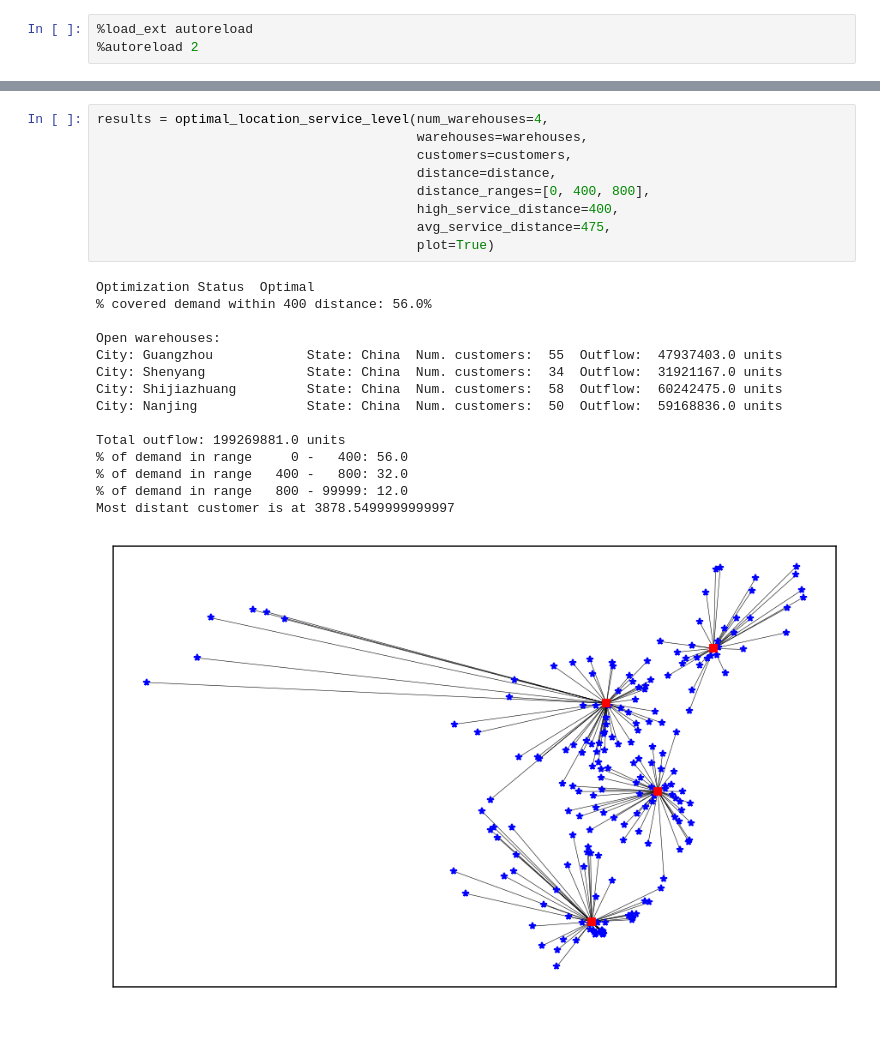
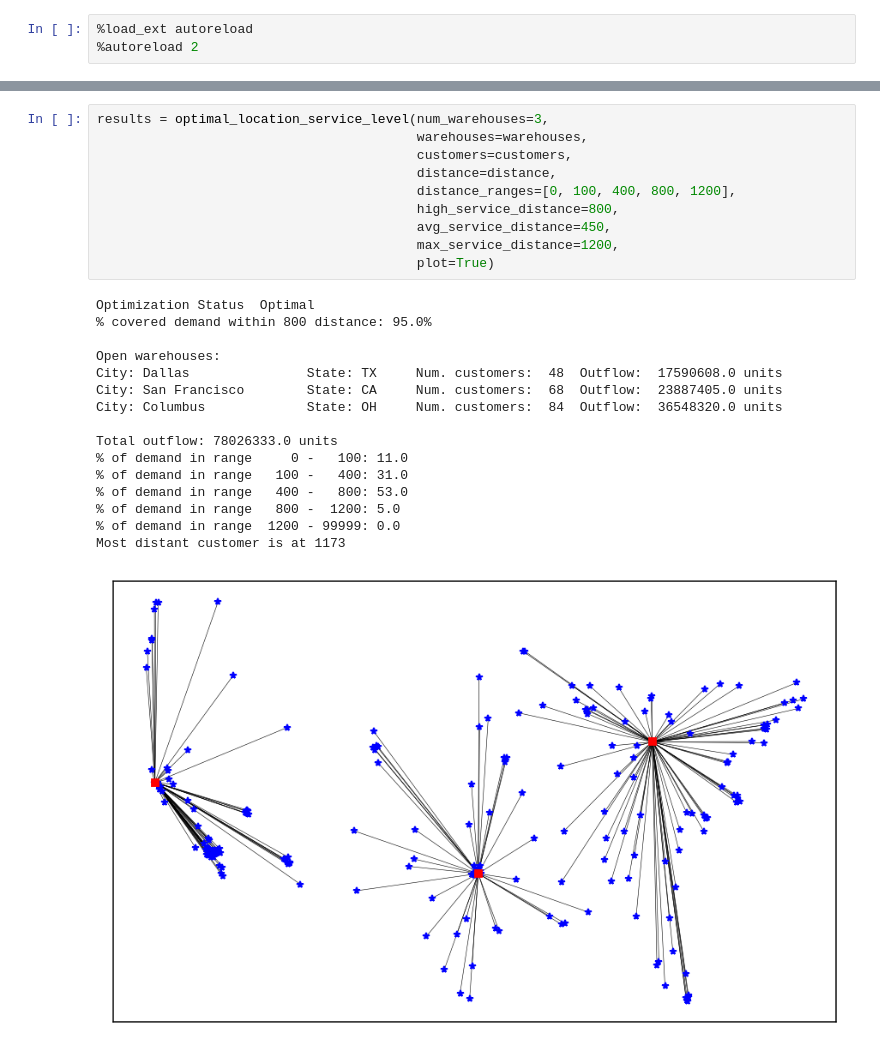
Before and after one commit to ropinotex/network_optimization, a Jupyter notebook: ServiceLevels.ipynb, the cells around one changed output, grey strips where cells are left out. Drawn from its saved outputs; the diff is of its cells as text.

Commit message:
modified:   ServiceLevels.ipynb 	modified:   WarehouseNetworkOptimization - p-median.ipynb 	modified:   network_optimization.py 	modified:   scenario_2.py

```diff
--- a/ServiceLevels.ipynb
+++ b/ServiceLevels.ipynb
@@ -41,27 +14,29 @@ Most distant customer is at 3878.5499999999997
 # %%
-results = optimal_location_service_level(num_warehouses=4,
+results = optimal_location_service_level(num_warehouses=3,
                                          warehouses=warehouses,
                                          customers=customers,
                                          distance=distance,
-                                         distance_ranges=[0, 400, 800],
-                                         high_service_distance=400,
-                                         avg_service_distance=475,
+                                         distance_ranges=[0, 100, 400, 800, 1200],
+                                         high_service_distance=800,
+                                         avg_service_distance=450,
+                                         max_service_distance=1200,
                                          plot=True)
 # %% [output]
 Optimization Status  Optimal
-% covered demand within 400 distance: 56.0%
+% covered demand within 800 distance: 95.0%
 
 Open warehouses:
-City: Guangzhou            State: China  Num. customers:  55  Outflow:  47937403.0 units
-City: Shenyang             State: China  Num. customers:  34  Outflow:  31921167.0 units
-City: Shijiazhuang         State: China  Num. customers:  58  Outflow:  60242475.0 units
-City: Nanjing              State: China  Num. customers:  50  Outflow:  59168836.0 units
+City: Dallas               State: TX     Num. customers:  48  Outflow:  17590608.0 units
+City: San Francisco        State: CA     Num. customers:  68  Outflow:  23887405.0 units
+City: Columbus             State: OH     Num. customers:  84  Outflow:  36548320.0 units
 
-Total outflow: 199269881.0 units
-% of demand in range     0 -   400: 56.0
-% of demand in range   400 -   800: 32.0
-% of demand in range   800 - 99999: 12.0
-Most distant customer is at 3878.5499999999997
+Total outflow: 78026333.0 units
+% of demand in range     0 -   100: 11.0
+% of demand in range   100 -   400: 31.0
+% of demand in range   400 -   800: 53.0
+% of demand in range   800 -  1200: 5.0
+% of demand in range  1200 - 99999: 0.0
+Most distant customer is at 1173
-[figure, old version]
+[figure, new version]
 # %%
 print_dict(results)
```
Also changed, not shown: parts of 3 cells of this notebook, 3 other files.
